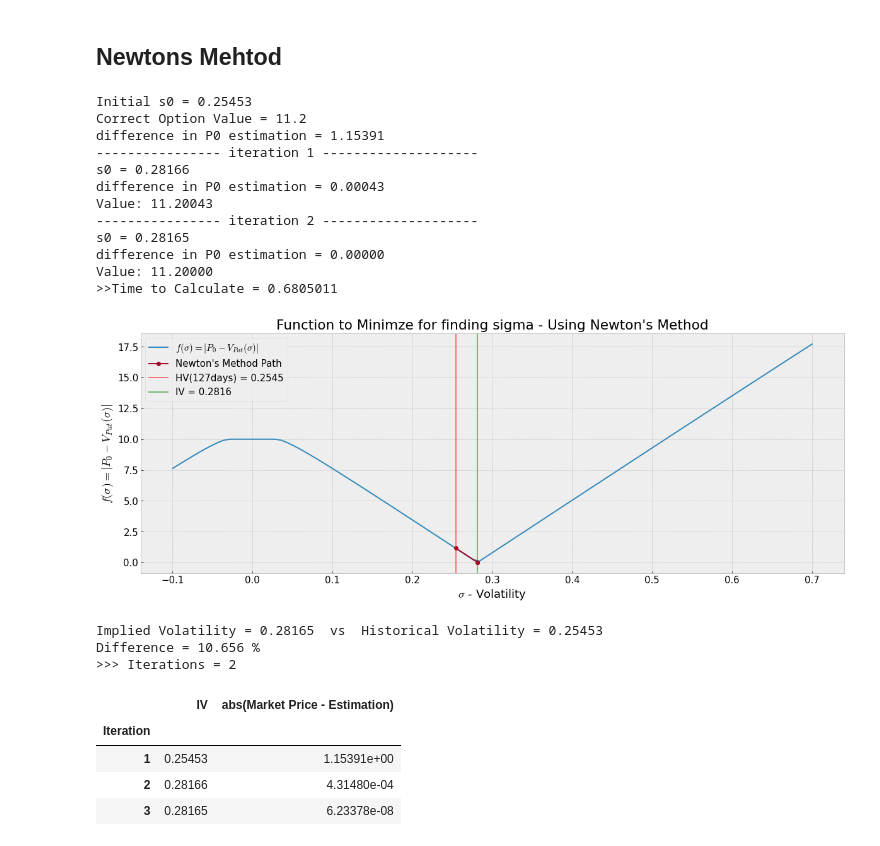
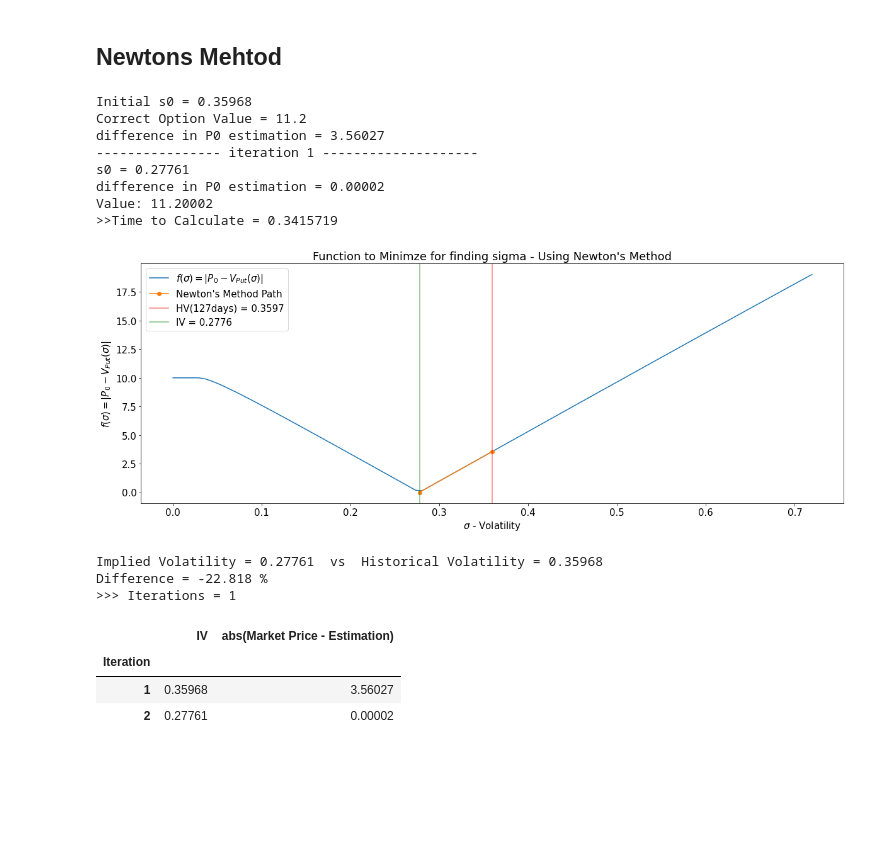
Before and after one commit to ithakis/European-and-American-put-option-pricing, a Jupyter notebook: Assignment-1-Option-Valuation.ipynb, the cells around one changed output. Saved outputs shown, nothing was run; the diff lists cells and outputs as text; code cells hidden in the pictures; blank space fills up the shorter version.

```diff
--- a/Assignment-1-Option-Valuation.ipynb
+++ b/Assignment-1-Option-Valuation.ipynb
@@ -74,7 +75,7 @@ aapl = yf.Ticker("AAPL")
 # %%
 """ Get historical market data """
 _START  = NOW-dt.timedelta(days=ceil(365/2))
-hist    = aapl.history(start=_START, end=NOW)
+hist    = aapl.history(start=_START, end=NOW)[2:]
 hist
 # %% [output]
 |  | Open | High | Low | Close | Volume | Dividends | Stock Splits |
@@ -108,24 +109,24 @@ hist['log_ret'] = np.log(1 + hist.prChange)
 print("Historical Volatility the last 6 months using different methods for calculating Volatility\n")
 
 """ Std of Log Returns for the last 6 months """
-SIGMA = hist.loc[hist.index > _START].log_ret.std(ddof=1) * np.sqrt(TRAIDING_DAYS)
+SIGMA = hist.loc[hist.index > _START].log_ret.std(ddof=1) * np.sqrt(252)
 print(f'Std(log(returns)): \n>> {SIGMA:.9f}\n')
 
 """ Parkinson Volatility Model """
 sum_squared_log_HL = ((np.log((hist.High / hist.Low)))**2 ).loc[hist.index > _START]
-parkinson_historical_volatility_last_6_months = np.sqrt( 1/(4*(sum_squared_log_HL.shape[0]-1)*np.log(2)) * sum_squared_log_HL.sum() ) * np.sqrt(TRAIDING_DAYS)
+parkinson_historical_volatility_last_6_months = np.sqrt( 1/(4*(sum_squared_log_HL.shape[0]-1)*np.log(2)) * sum_squared_log_HL.sum() ) * np.sqrt(252)
 print(f'Parkinson volatility: \n>> {parkinson_historical_volatility_last_6_months:.9f}\n')
 
 """ Rogers and Satchell Volatility Function """
 data = hist.loc[hist.index > _START]
 daily_rs_sqr_vol = (ln(data.High/data.Open)*(ln(data.High/data.Close))) \
          + ln(data.Low/data.Open)*( ln(data.Low/data.Close))
-rs_vol = np.sqrt(daily_rs_sqr_vol.mean()) * np.sqrt(TRAIDING_DAYS)
+rs_vol = np.sqrt(daily_rs_sqr_vol.mean()) * np.sqrt(252)
 print(f'Rogers and Satchell Volatility: \n>> {rs_vol:.9f}')
 
 ax = hist.loc[hist.index > _START].log_ret.hist(bins=20)
-ax = hist.loc[hist.index > _START].log_ret.plot(kind='kde', title='Distribution of Log Returns Returns', figsize=(12,5))
-plt.xlabel('Std log Daily Returns') ; plt.show()
+ax = hist.loc[hist.index > _START].log_ret.plot(kind='kde', title='Distribution of Log Daily Returns Returns- Last 6Months', figsize=(12,5))
+plt.xlabel('Log Daily Returns Returns') ; plt.show()
 # %% [output]
 Historical Volatility the last 6 months using different methods for calculating Volatility
 
@@ -150,4 +151,8 @@ print('Available Expiration Dates: ', options_list)
 """ Find Nearest to 6 months """
 indx_of_closest_to_6M = np.argmin(np.abs(pd.to_datetime(options_list) - _END))
 print(f'>>Expiration Date closest to the 6 months: {options_list[indx_of_closest_to_6M]}')
+pd.to_datetime(options_list[indx_of_closest_to_6M]) - NOW
+
+T = nyse.schedule(start_date=NOW, end_date=pd.to_datetime(options_list[indx_of_closest_to_6M])).shape[0] / 252
+print(f'T = {T}')
 # %% [output]
@@ -448,7 +453,7 @@ Approximation_Error
 # %%
 it_max = 30         # Maximum Iterations to be performed for finding the best approximation for IV
 ds = 0.01           # Step in sigma to make to estimate the slope
-s0 = SIGMA             # Set initial guess to something high so the convergence is easier, compared to when using small initial guess for IV.
+s0 = SIGMA          # Set initial guess to HV
 print(f"Initial s0 = {s0:.5f}\nCorrect Option Value = {P0}")
 
 _V  = option_valuation_bt(S0=S0, K=K, T=T, r=r, sigma=s0, N=N, type="Put", american=True)
@@ -471,49 +476,44 @@ while it < 30:
     _iv_convergence = np.append(_iv_convergence, [[s0, fx]], axis=0)
     print(f'Value: {_V:.5f}')
 
-    if abs(fx) < 1e-6: break
+    if fx < Approximation_Error : break # Or 1e-6
     it += 1
 
 print(f">>Time to Calculate = {perf_counter() - _st:.7f}")
 IV = s0
 # %% [output]
-Initial s0 = 0.25453
+Initial s0 = 0.35968
 Correct Option Value = 11.2
-difference in P0 estimation = 1.15391
+difference in P0 estimation = 3.56027
 ---------------- iteration 1 --------------------
-s0 = 0.28166
-difference in P0 estimation = 0.00043
-Value: 11.20043
----------------- iteration 2 --------------------
-s0 = 0.28165
-difference in P0 estimation = 0.00000
-Value: 11.20000
->>Time to Calculate = 0.6805011
+s0 = 0.27761
+difference in P0 estimation = 0.00002
+Value: 11.20002
+>>Time to Calculate = 0.3415719
 # %%
-s = np.linspace(-.1,.7,101)
+s = np.linspace(1e-5,2*SIGMA,101)
 v = [abs(P0 - option_valuation_bt(S0=S0, K=K, T=T, r=r, sigma=_, N=100, type="Put", american=True)) for _ in s]
 plt.plot(s,v) ; plt.xlabel(r'$\sigma$ - Volatility') ; plt.ylabel(r'$f(\sigma)=|P_0 - V_{Put}(\sigma)|$') ; plt.title("Function to Minimze for finding sigma - Using Newton's Method")
 plt.plot(_iv_convergence[:,0], _iv_convergence[:,1], marker='o')
 plt.axvline(SIGMA, color='r', linestyle='-', alpha=.5)
 plt.axvline(IV, color='g', linestyle='-', alpha=.5)
 plt.legend([r'$f(\sigma)=|P_0 - V_{Put}(\sigma)|$', "Newton's Method Path", f'HV({TRAIDING_DAYS}days) = {SIGMA:.4f}', f'IV = {IV:.4f}'])
 plt.show()
 
 print(f'Implied Volatility = {IV:.5f}  vs  '
       f'Historical Volatility = {SIGMA:.5f}    \n'
       f'Difference = {(IV - SIGMA)/SIGMA * 100 :.3f} %  \n'
       f'>>> Iterations = {it}')
 
 """ Implied volatility Optimization History """
 _df = pd.DataFrame(_iv_convergence, columns=['IV', 'abs(Market Price - Estimation)'], index=range(1,_iv_convergence.shape[0]+1)) ; _df.index.name = 'Iteration'
 _df
 # %% [output]
-[figure, old version]
+[figure, new version]
-Implied Volatility = 0.28165  vs  Historical Volatility = 0.25453
-Difference = 10.656 %
->>> Iterations = 2
+Implied Volatility = 0.27761  vs  Historical Volatility = 0.35968
+Difference = -22.818 %
+>>> Iterations = 1
 |  | IV | abs(Market Price - Estimation) |
 | Iteration |  |  |
-| 1 | 0.25453 | 1.15391e+00 |
-| 2 | 0.28166 | 4.31480e-04 |
-| 3 | 0.28165 | 6.23378e-08 |
+| 1 | 0.35968 | 3.56027 |
+| 2 | 0.27761 | 0.00002 |
```
Also changed, not shown: parts of 16 cells of this notebook, 1 other file.
